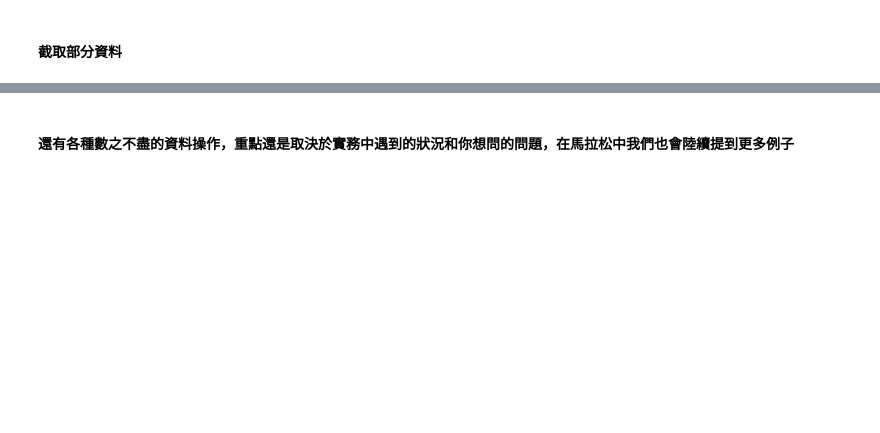
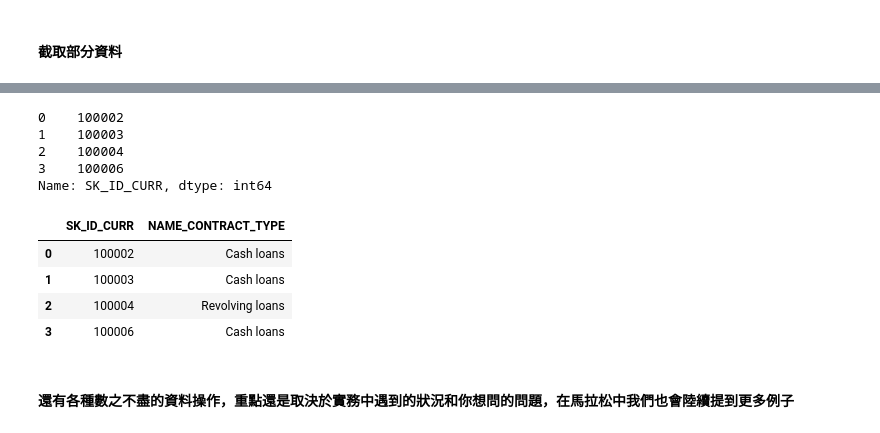
Before and after one commit to ntunhs108/2nd-ML100Days, a Jupyter notebook: Day_002_HW.ipynb, the cells around one changed output, grey strips where cells are left out. Drawn from its saved outputs; the diff is of its cells as text; code cells hidden in the pictures; blank space fills up the shorter version.

```diff
--- a/Day_002_HW.ipynb
+++ b/Day_002_HW.ipynb
@@ -28,2 +103,18 @@ app_train = pd.read_csv(f_app)
+# %%
+df['SK_ID_CURR'][0:4]
+# %% [output]
+0    100002
+1    100003
+2    100004
+3    100006
+Name: SK_ID_CURR, dtype: int64
+# %%
+df[['SK_ID_CURR','NAME_CONTRACT_TYPE']][0:4]
+# %% [output]
+|  | SK_ID_CURR | NAME_CONTRACT_TYPE |
+| 0 | 100002 | Cash loans |
+| 1 | 100003 | Cash loans |
+| 2 | 100004 | Revolving loans |
+| 3 | 100006 | Cash loans |
 # %% [markdown]
 #### 還有各種數之不盡的資料操作，重點還是取決於實務中遇到的狀況和你想問的問題，在馬拉松中我們也會陸續提到更多例子
```
Also changed, not shown: parts of 6 cells of this notebook.
